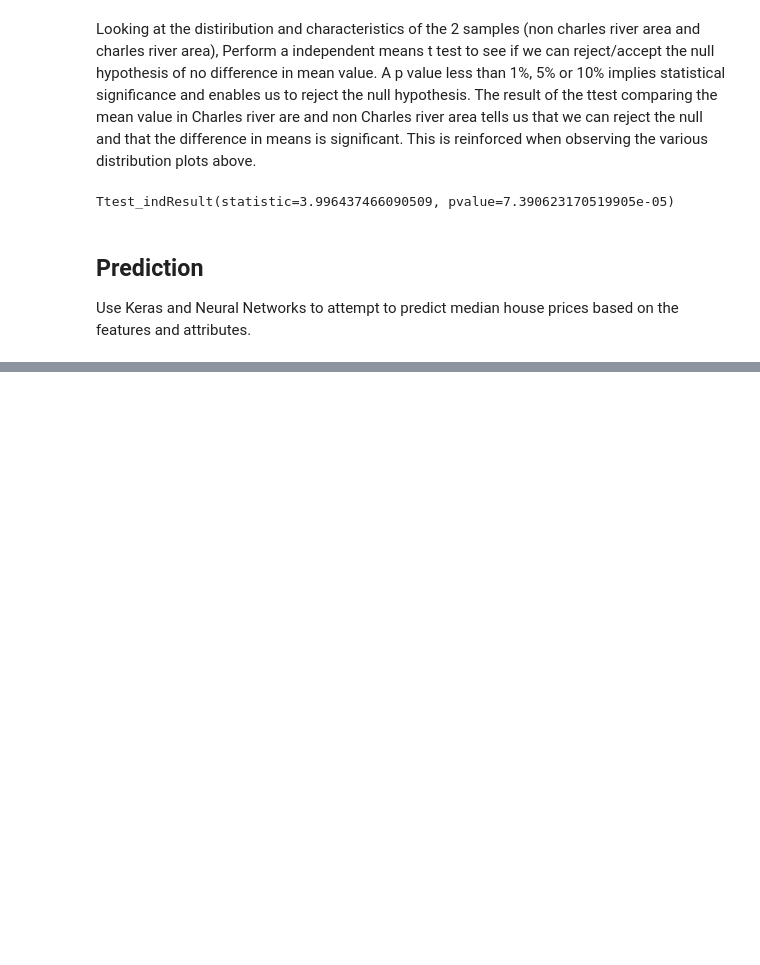
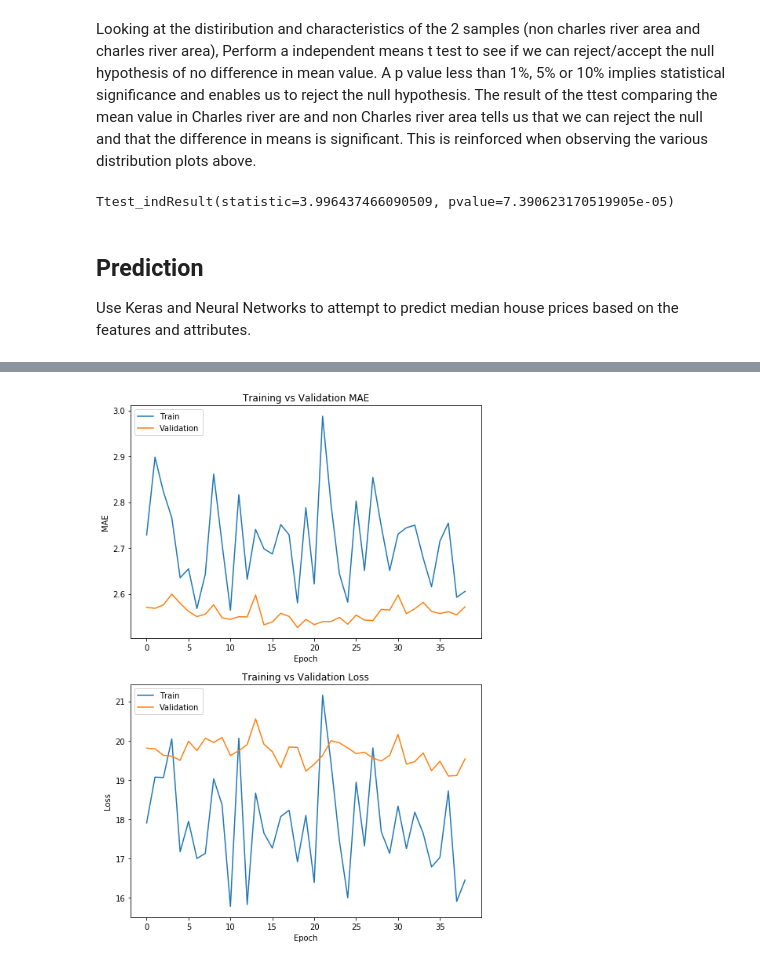
Before and after one commit to diarmuidwhelan/Machine-learning-and-statistics, a Jupyter notebook: Machine Learning and Statistics Project.ipynb, the cells around one changed output, grey strips where cells are left out. Drawn from its saved outputs; the diff is of its cells as text; code cells hidden in the pictures; blank space fills up the shorter version.

```diff
--- a/Machine Learning and Statistics Project.ipynb
+++ b/Machine Learning and Statistics Project.ipynb
@@ -432,0 +685,43 @@ NameError: name 'test_ID' is not defined
+# %%
+from sklearn import preprocessing
+# Get column names first
+names = data.columns
+# Create the Scaler object
+scaler = preprocessing.StandardScaler()
+# Fit your data on the scaler object
+scaled_df = scaler.fit_transform(data)
+scaled_df = pd.DataFrame(scaled_df, columns=names)
+epochs = 500
+batch_size = 128
+X=scaled_df
+Y=target
+X_train, X_test, y_train, y_test = train_test_split(X, Y, test_size=0.3, random_state=0)# takes 30% of the dataset to test models on
+
+y=scaled_df
+print('Epochs: ', epochs)
+print('Batch size: ', batch_size)
+
+keras_callbacks = [
+    # ModelCheckpoint('/tmp/keras_checkpoints/model.{epoch:02d}-{val_loss:.2f}.hdf5', monitor='val_loss', save_best_only=True, verbose=2)
+    # ModelCheckpoint('/tmp/keras_checkpoints/model.{epoch:02d}.hdf5', monitor='val_loss', save_best_only=True, verbose=0)
+    # TensorBoard(log_dir='/tmp/keras_logs/model_3', histogram_freq=0, write_graph=True, write_images=True, embeddings_freq=0, embeddings_layer_names=None, embeddings_metadata=None),
+    EarlyStopping(monitor='val_mean_absolute_error', patience=20, verbose=0)
+]
+
+history = model.fit(X_train, y_train,
+    batch_size=batch_size,
+    epochs=epochs,
+    shuffle=True,
+    verbose=0, # Change it to 2, if wished to observe execution
+    validation_data=(X_test, y_test),
+    callbacks=keras_callbacks)
+
+train_score = model.evaluate(X_train, y_train, verbose=0)
+valid_score = model.evaluate(X_test, y_test, verbose=0)
+
+print('Train MAE: ', round(train_score[1], 4), ', Train Loss: ', round(train_score[0], 4))
+print('Val MAE: ', round(valid_score[1], 4), ', Val Loss: ', round(valid_score[0], 4))
+
+
+plot_hist(history.history, xsize=8, ysize=12)
+# %% [output]
@@ -432,0 +735 @@ NameError: name 'test_ID' is not defined
+[figure, added]
```
Also changed, not shown: parts of 15 cells of this notebook.
